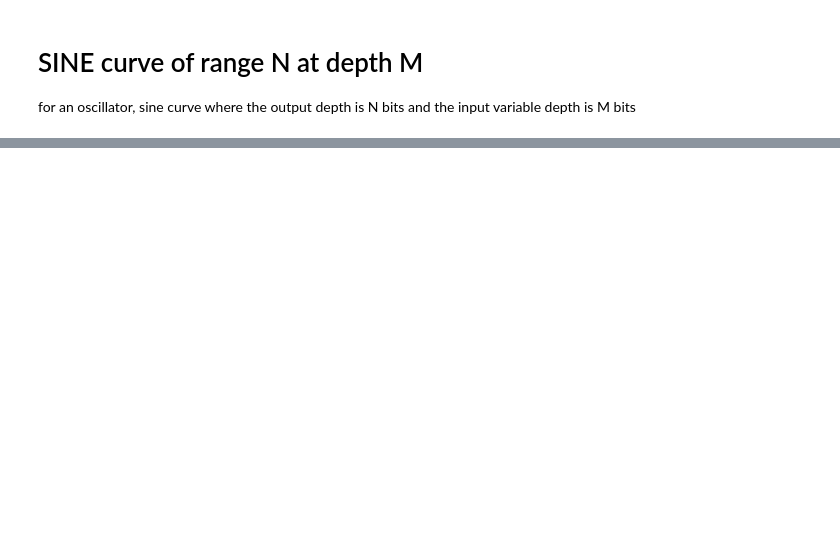
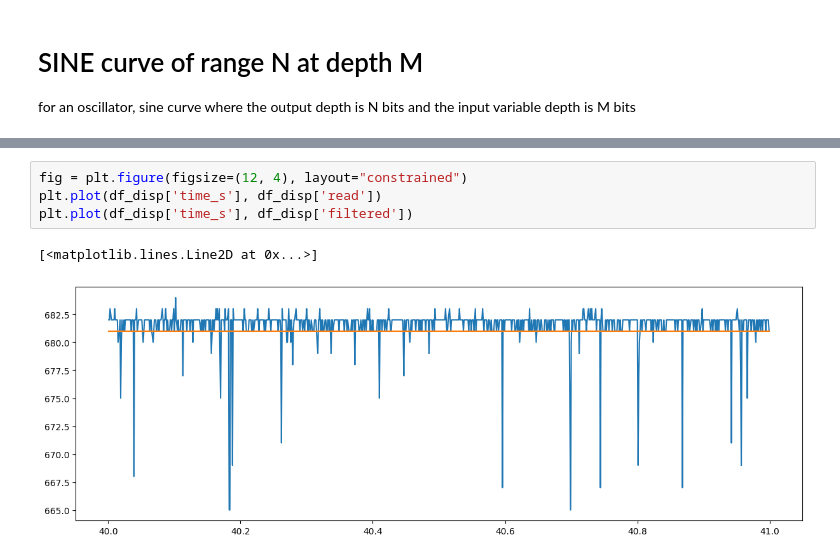
Before and after one commit to pi-lemaire/covenlfo, a Jupyter notebook: generate_luts.ipynb, the cells around one changed output, grey strips where cells are left out. Drawn from its saved outputs; the diff is of its cells as text; blank space fills up the shorter version.

Commit message:
pot values reading based on a set of median filters

```diff
--- a/generate_luts.ipynb
+++ b/generate_luts.ipynb
@@ -144,0 +174,7 @@ plt.plot(test_vals, test_wave)
+# %%
+fig = plt.figure(figsize=(12, 4), layout="constrained")
+plt.plot(df_disp['time_s'], df_disp['read'])
+plt.plot(df_disp['time_s'], df_disp['filtered'])
+# %% [output]
+[<matplotlib.lines.Line2D at 0x...>]
+[figure, added]
```
Also changed, not shown: parts of 8 cells of this notebook, 6 other files.
